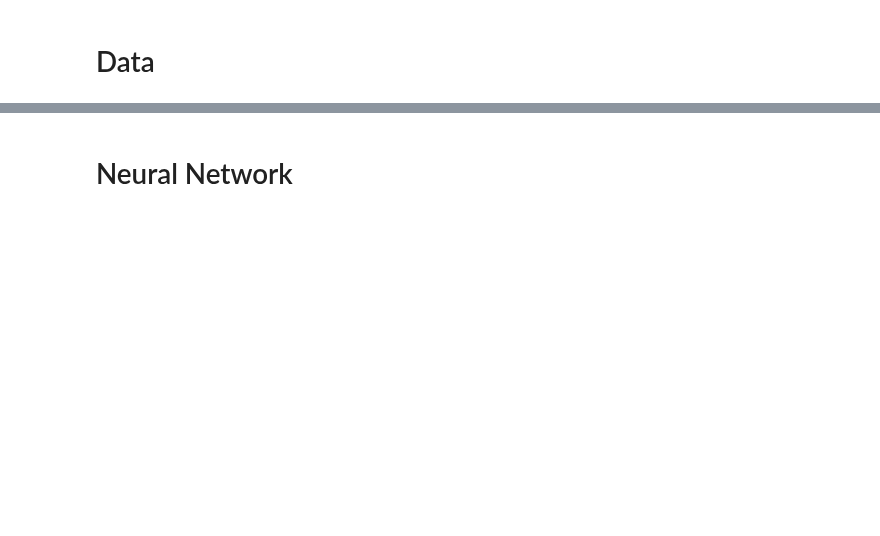
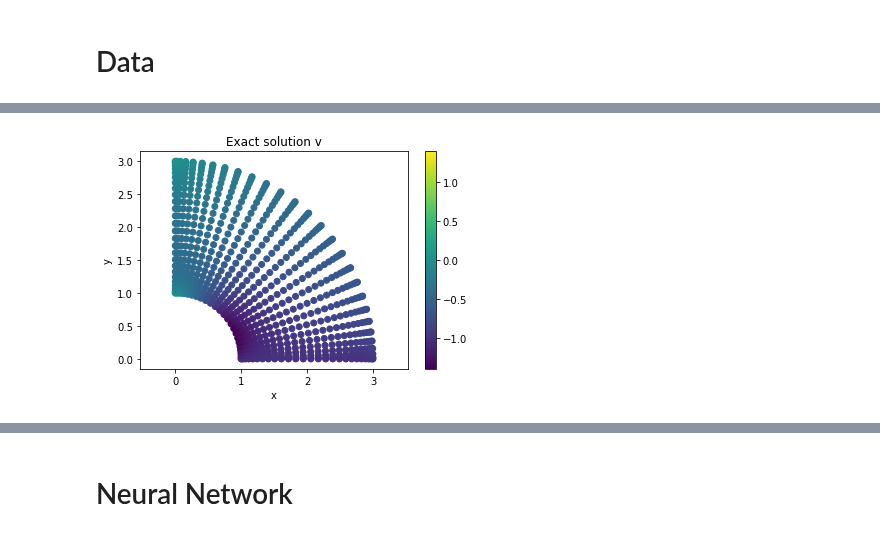
Before and after one commit to ahallback/DTU-PINN-project, a Jupyter notebook: 2D_channel_pinn_final.ipynb, the cells around one changed output, grey strips where cells are left out. Cells and saved outputs as stored; diff of their text form; code cells hidden in the pictures; blank space fills up the shorter version.

```diff
--- a/2D_channel_pinn_final.ipynb
+++ b/2D_channel_pinn_final.ipynb
@@ -130,15 +143,17 @@ plt.show()
 # %%
 scatter = plt.scatter(data_xs, data_ys, c=exact_vel_v, vmin=-1.4, vmax=1.4)
 colorbar = plt.colorbar(scatter)
 plt.title(f"Exact solution v")
 plt.xlabel('x')
 plt.ylabel('y')
 plt.axis('equal')
 
-file = "plots/channel_exact_v.png"
-plt.savefig(file, bbox_inches='tight', pad_inches=0.1, dpi=100, facecolor="white")
+# file = "plots/channel_exact_v.png"
+# plt.savefig(file, bbox_inches='tight', pad_inches=0.1, dpi=100, facecolor="white")
 
 plt.show()
+# %% [output]
+[figure, added]
 # %%
 plt.title(f"Numerical solution")
 plt.xlabel('x')
```
Also changed, not shown: parts of 14 cells of this notebook, 6 other files.
